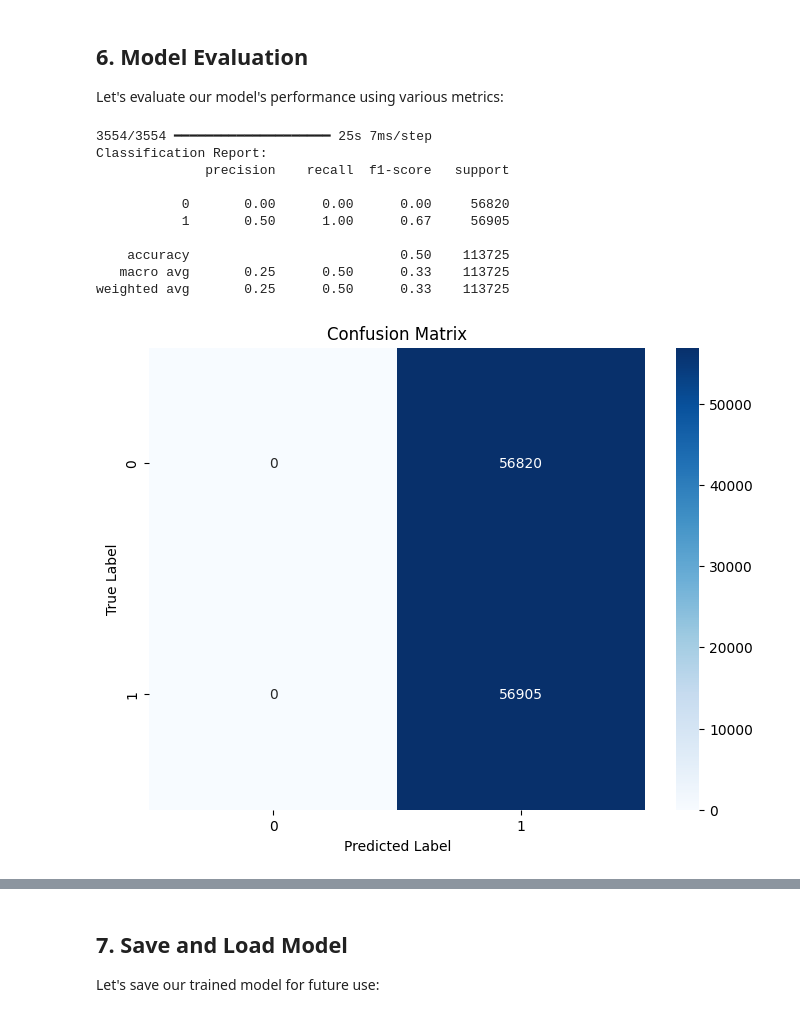
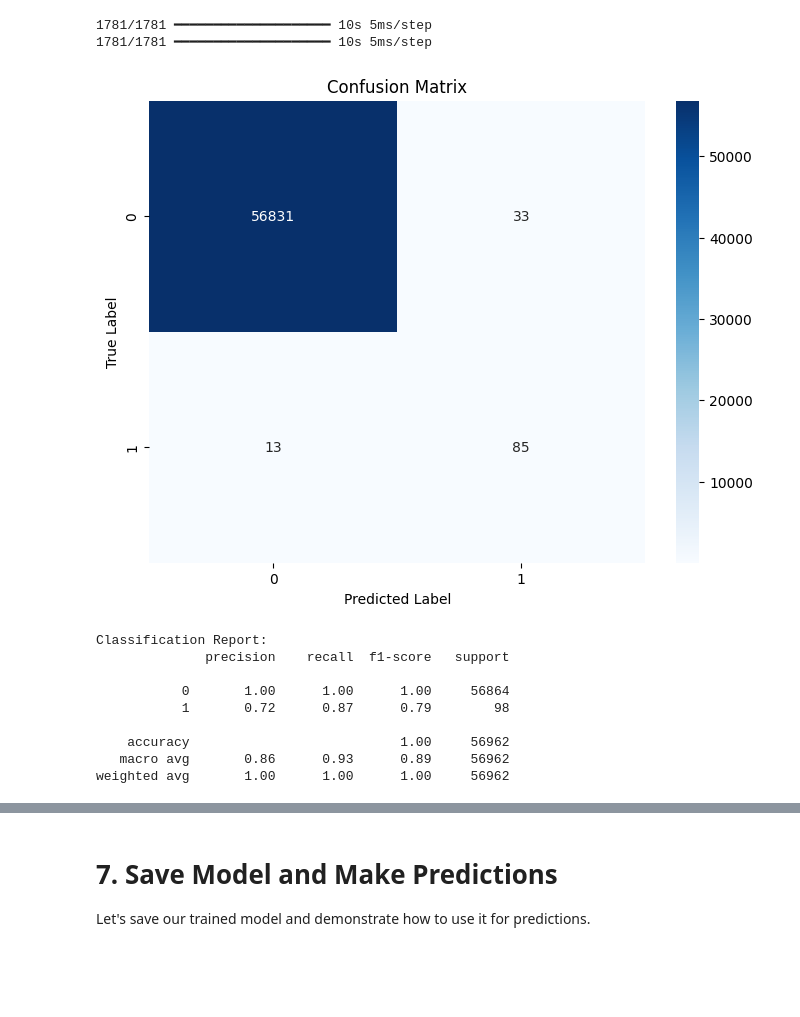
Before and after one commit to Mayankvlog/Addidas-sales-Data-science-project, a Jupyter notebook: credit_card_fraud_detection.ipynb, the cells around one changed output, grey strips where cells are left out. Saved outputs shown, nothing was run; the diff lists cells and outputs as text; code cells hidden in the pictures; blank space fills up the shorter version.

```diff
--- a/credit_card_fraud_detection.ipynb
+++ b/credit_card_fraud_detection.ipynb
@@ -127,0 +94,19 @@ Resampled shape: (568624, 3, 30)
+# %%
+# Separate features and target
+X = df.drop('Class', axis=1)
+y = df['Class']
+
+# Split the data
+X_train, X_test, y_train, y_test = train_test_split(X, y, test_size=0.2, random_state=42, stratify=y)
+
+# Scale the features
+scaler = StandardScaler()
+X_train_scaled = scaler.fit_transform(X_train)
+X_test_scaled = scaler.transform(X_test)
+
+# Reshape input data for RNN (samples, timesteps, features)
+X_train_reshaped = X_train_scaled.reshape((X_train_scaled.shape[0], 1, X_train_scaled.shape[1]))
+X_test_reshaped = X_test_scaled.reshape((X_test_scaled.shape[0], 1, X_test_scaled.shape[1]))
+
+print("Training set shape:", X_train_reshaped.shape)
+print("Testing set shape:", X_test_reshaped.shape)
@@ -309,48 +251,59 @@ Epoch 20/20
-# %% [markdown]
-## 6. Model Evaluation
-
-Let's evaluate our model's performance using various metrics:
 # %%
 # Make predictions
-y_pred = model.predict(X_test)
+y_pred = model.predict(X_test_reshaped)
 y_pred_classes = (y_pred > 0.5).astype(int)
 
-# Print classification report
-print("Classification Report:")
-print(classification_report(y_test, y_pred_classes))
+# Calculate confusion matrix
+cm = confusion_matrix(y_test, y_pred_classes)
 
-# Create confusion matrix
-cm = confusion_matrix(y_test, y_pred_classes)
+# Plot confusion matrix
 plt.figure(figsize=(8, 6))
 sns.heatmap(cm, annot=True, fmt='d', cmap='Blues')
 plt.title('Confusion Matrix')
 plt.ylabel('True Label')
 plt.xlabel('Predicted Label')
 plt.show()
 
-# Calculate ROC curve and AUC
+# Print classification report
+print("\nClassification Report:")
+print(classification_report(y_test, y_pred_classes))
+
+# Calculate and plot ROC curve
 fpr, tpr, _ = roc_curve(y_test, y_pred)
 roc_auc = auc(fpr, tpr)
 
 plt.figure(figsize=(8, 6))
 plt.plot(fpr, tpr, color='darkorange', lw=2, label=f'ROC curve (AUC = {roc_auc:.2f})')
 plt.plot([0, 1], [0, 1], color='navy', lw=2, linestyle='--')
 plt.xlim([0.0, 1.0])
 plt.ylim([0.0, 1.05])
 plt.xlabel('False Positive Rate')
 plt.ylabel('True Positive Rate')
 plt.title('Receiver Operating Characteristic (ROC) Curve')
 plt.legend(loc="lower right")
 plt.show()
+
+# Calculate and plot precision-recall curve
+precision, recall, _ = precision_recall_curve(y_test, y_pred)
+pr_auc = auc(recall, precision)
+
+plt.figure(figsize=(8, 6))
+plt.plot(recall, precision, color='blue', lw=2, label=f'PR curve (AUC = {pr_auc:.2f})')
+plt.xlabel('Recall')
+plt.ylabel('Precision')
+plt.title('Precision-Recall Curve')
+plt.legend(loc="lower left")
+plt.show()
 # %% [output]
-3554/3554 ━━━━━━━━━━━━━━━━━━━━ 25s 7ms/step
-Classification Report:
-              precision    recall  f1-score   support
-
-           0       0.00      0.00      0.00     56820
-           1       0.50      1.00      0.67     56905
-
-    accuracy                           0.50    113725
-   macro avg       0.25      0.50      0.33    113725
-weighted avg       0.25      0.50      0.33    113725
+1781/1781 ━━━━━━━━━━━━━━━━━━━━ 10s 5ms/step
+1781/1781 ━━━━━━━━━━━━━━━━━━━━ 10s 5ms/step
-[figure, old version]
+[figure, new version]
+Classification Report:
+              precision    recall  f1-score   support
+
+           0       1.00      1.00      1.00     56864
+           1       0.72      0.87      0.79        98
+
+    accuracy                           1.00     56962
+   macro avg       0.86      0.93      0.89     56962
+weighted avg       1.00      1.00      1.00     56962
@@ -358,5 +312,5 @@ weighted avg       0.25      0.50      0.33    113725
 # %% [markdown]
-## 7. Save and Load Model
+# 7. Save Model and Make Predictions
 
-Let's save our trained model for future use:
+Let's save our trained model and demonstrate how to use it for predictions.
 # %%
```
Also changed, not shown: parts of 24 cells of this notebook.
